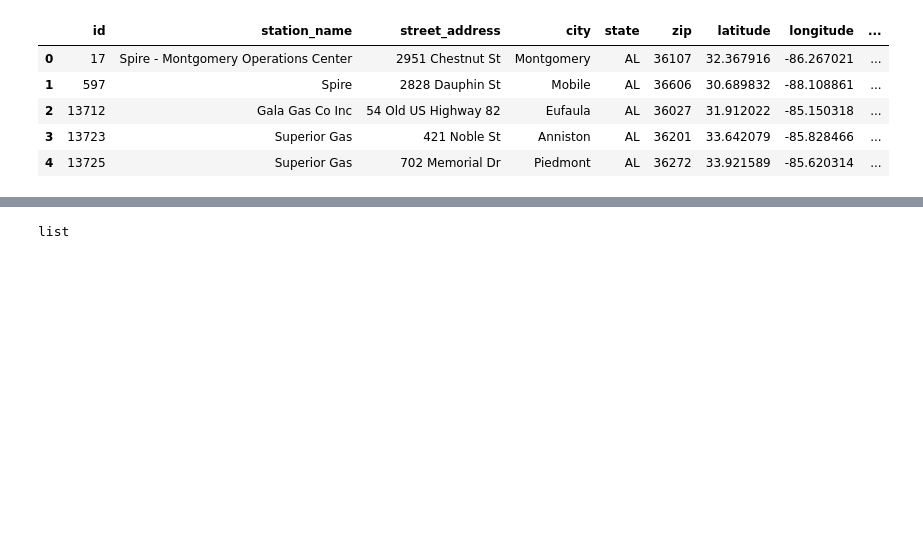
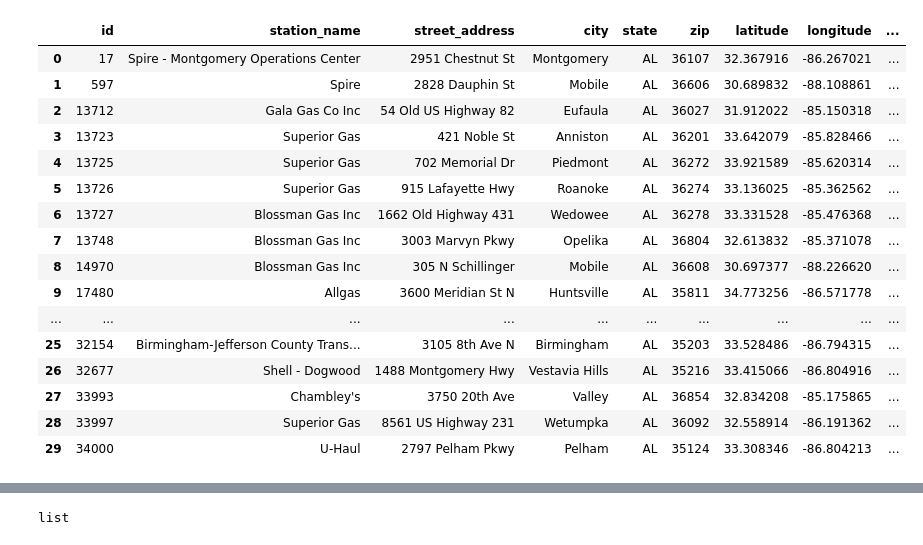
Before and after one commit to elluis1001/Project-3-Awesome-Group, a Jupyter notebook: EV_stations_code-Copy1.ipynb, the cells around one changed output, grey strips where cells are left out. Cells and saved outputs as stored; diff of their text form; code cells hidden in the pictures; blank space fills up the shorter version.

```diff
--- a/EV_stations_code-Copy1.ipynb
+++ b/EV_stations_code-Copy1.ipynb
@@ -153,20 +197,31 @@ if output_file_path.exists():
 # %%
 # Create a DataFrame from the loaded data
 station_df = pd.DataFrame(station_data)
 
 # Organize the columns in the specified sequence
 station_df = station_df[['id', 'station_name', 'street_address', 'city', 'state', 'zip',
          'latitude', 'longitude', 'owner_type_code', 'ev_connector_types', 'ev_pricing',
          'geocode_status', 'access_code', 'ev_level1_evse_num', 'ev_level2_evse_num', 'ev_dc_fast_num', 'ev_other_evse']]
 
 # Display the DataFrame
 # print(station_df.columns)
 
-station_df.head()
+station_df.head(30)
 # %% [output]
 |  | id | station_name | street_address | city | state | zip | latitude | longitude | ... |
 | 0 | 17 | Spire - Montgomery Operations Center | 2951 Chestnut St | Montgomery | AL | 36107 | 32.367916 | -86.267021 | ... |
 | 1 | 597 | Spire | 2828 Dauphin St | Mobile | AL | 36606 | 30.689832 | -88.108861 | ... |
 | 2 | 13712 | Gala Gas Co Inc | 54 Old US Highway 82 | Eufaula | AL | 36027 | 31.912022 | -85.150318 | ... |
 | 3 | 13723 | Superior Gas | 421 Noble St | Anniston | AL | 36201 | 33.642079 | -85.828466 | ... |
 | 4 | 13725 | Superior Gas | 702 Memorial Dr | Piedmont | AL | 36272 | 33.921589 | -85.620314 | ... |
+| 5 | 13726 | Superior Gas | 915 Lafayette Hwy | Roanoke | AL | 36274 | 33.136025 | -85.362562 | ... |
+| 6 | 13727 | Blossman Gas Inc | 1662 Old Highway 431 | Wedowee | AL | 36278 | 33.331528 | -85.476368 | ... |
+| 7 | 13748 | Blossman Gas Inc | 3003 Marvyn Pkwy | Opelika | AL | 36804 | 32.613832 | -85.371078 | ... |
+| 8 | 14970 | Blossman Gas Inc | 305 N Schillinger | Mobile | AL | 36608 | 30.697377 | -88.226620 | ... |
+| 9 | 17480 | Allgas | 3600 Meridian St N | Huntsville | AL | 35811 | 34.773256 | -86.571778 | ... |
+| ... | ... | ... | ... | ... | ... | ... | ... | ... | ... |
+| 25 | 32154 | Birmingham-Jefferson County Trans... | 3105 8th Ave N | Birmingham | AL | 35203 | 33.528486 | -86.794315 | ... |
+| 26 | 32677 | Shell - Dogwood | 1488 Montgomery Hwy | Vestavia Hills | AL | 35216 | 33.415066 | -86.804916 | ... |
+| 27 | 33993 | Chambley's | 3750 20th Ave | Valley | AL | 36854 | 32.834208 | -85.175865 | ... |
+| 28 | 33997 | Superior Gas | 8561 US Highway 231 | Wetumpka | AL | 36092 | 32.558914 | -86.191362 | ... |
+| 29 | 34000 | U-Haul | 2797 Pelham Pkwy | Pelham | AL | 35124 | 33.308346 | -86.804213 | ... |
```
Also changed, not shown: parts of 26 cells of this notebook, 13 other files.
